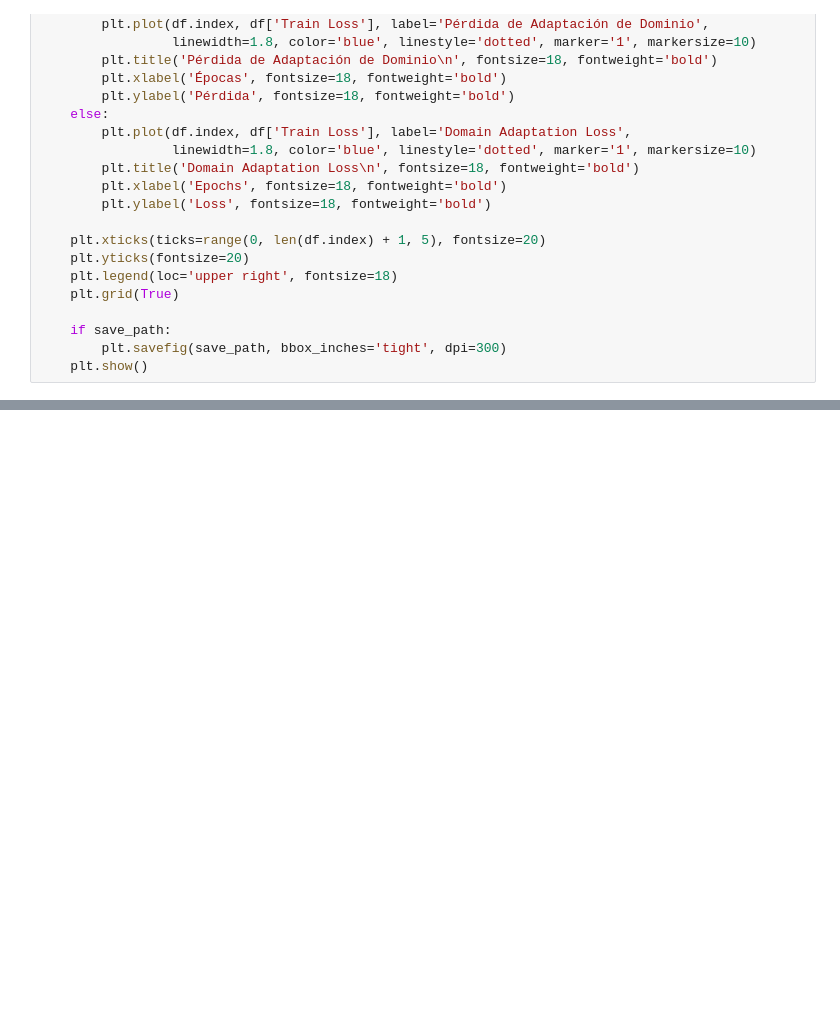
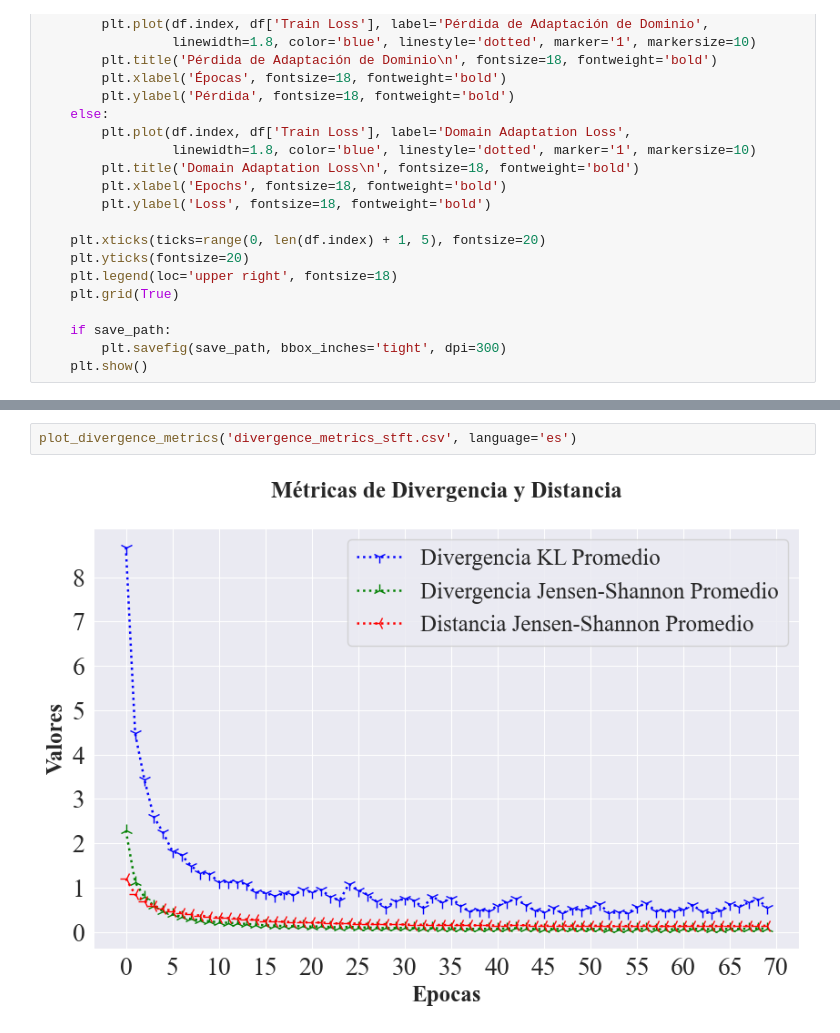
Before and after one commit to iemmanuelvm/segundo-semestre-dccd, a Jupyter notebook: 02_Training_testing_with_stft.ipynb, the cells around one changed output, grey strips where cells are left out. Cells and saved outputs as stored; diff of their text form; blank space fills up the shorter version.

```diff
--- a/02_Training_testing_with_stft.ipynb
+++ b/02_Training_testing_with_stft.ipynb
@@ -1247,0 +1399,4 @@ plot_domain_adaptation_loss('training_metrics_stft.csv', language='en')
+# %%
+plot_divergence_metrics('divergence_metrics_stft.csv', language='es')
+# %% [output]
+[figure, added]
```
Also changed, not shown: parts of 20 cells of this notebook, 18 other files.
